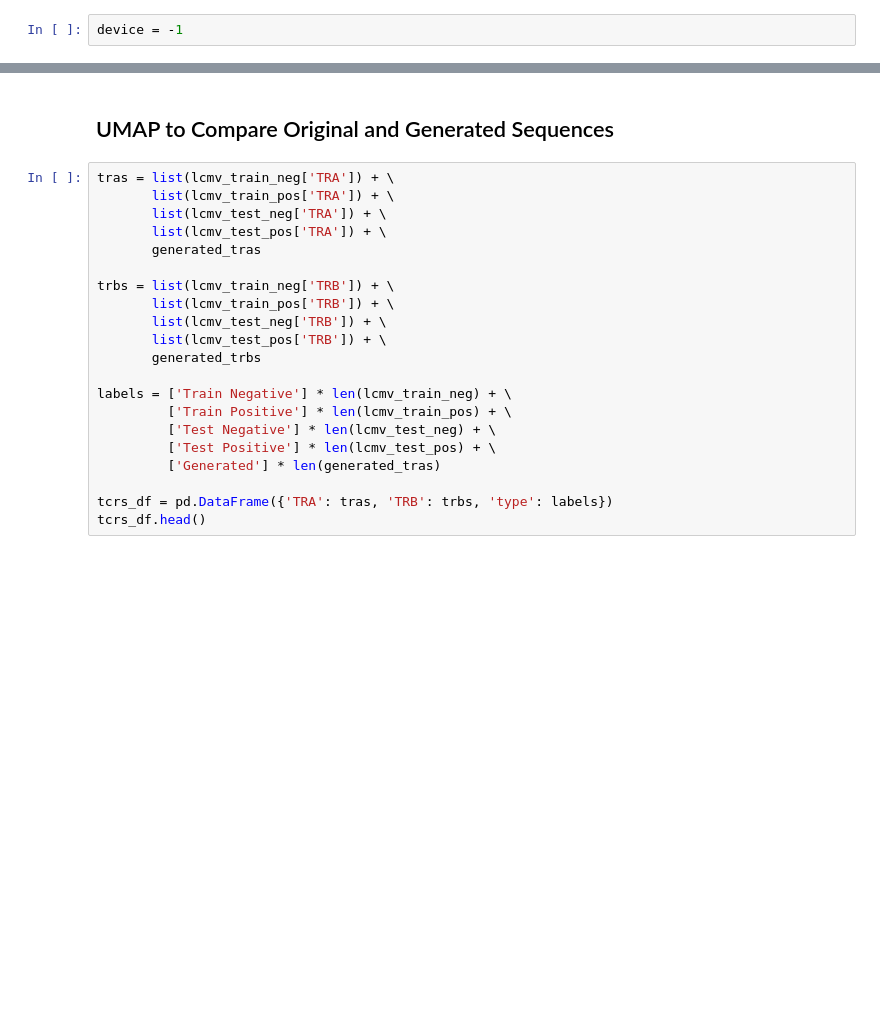
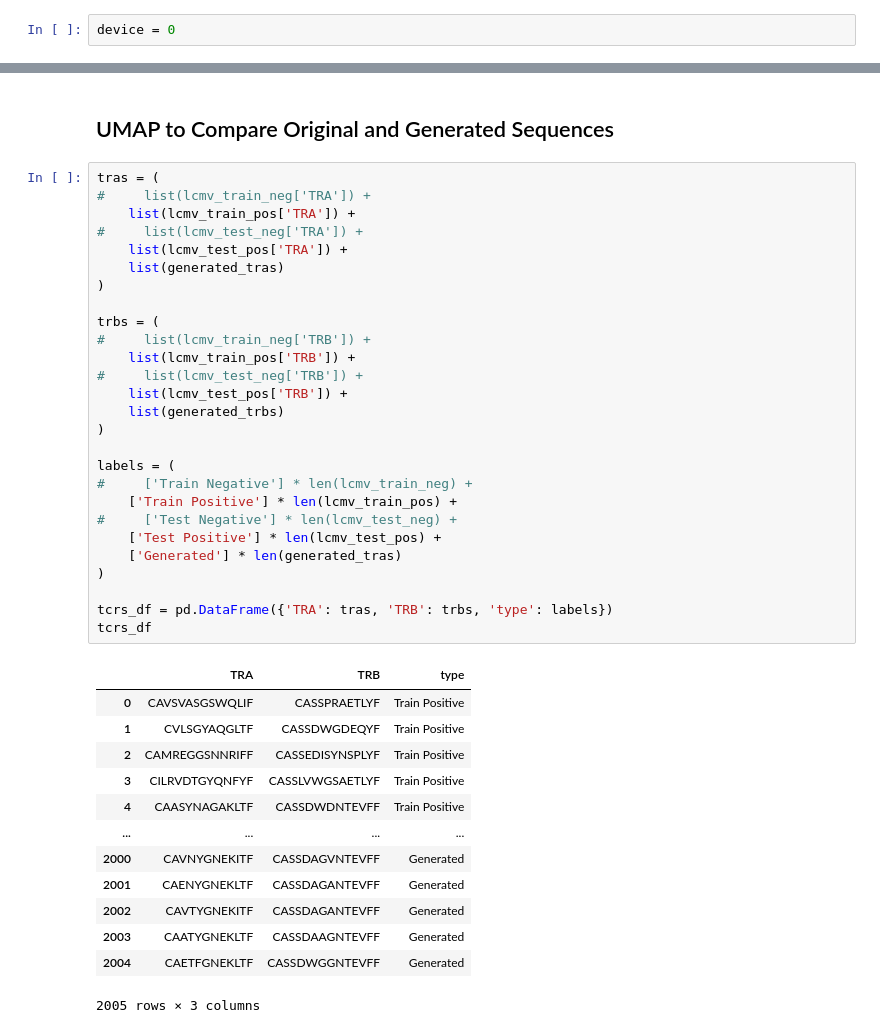
Before and after one commit to swansonk14/tcr-bert, a Jupyter notebook: jupyter/tcr_engineering_analysis.ipynb, the cells around one changed output, grey strips where cells are left out. Drawn from its saved outputs; the diff is of its cells as text; blank space fills up the shorter version.

Commit message:
UMAP comparing original and generated sequences

```diff
--- a/jupyter/tcr_engineering_analysis.ipynb
+++ b/jupyter/tcr_engineering_analysis.ipynb
@@ -22,7 +23,7 @@ import plot_utils
 # %% [markdown]
 ## Set Device
 # %%
-device = -1
+device = 0
 # %% [markdown]
 ## Load LCMV Data
 # %%
@@ -218,26 +217,46 @@ fig.show()
 # %% [markdown]
 ## UMAP to Compare Original and Generated Sequences
 # %%
-tras = list(lcmv_train_neg['TRA']) + \
-       list(lcmv_train_pos['TRA']) + \
-       list(lcmv_test_neg['TRA']) + \
-       list(lcmv_test_pos['TRA']) + \
-       generated_tras
+tras = (
+#     list(lcmv_train_neg['TRA']) +
+    list(lcmv_train_pos['TRA']) +
+#     list(lcmv_test_neg['TRA']) +
+    list(lcmv_test_pos['TRA']) +
+    list(generated_tras)
+)
 
-trbs = list(lcmv_train_neg['TRB']) + \
-       list(lcmv_train_pos['TRB']) + \
-       list(lcmv_test_neg['TRB']) + \
-       list(lcmv_test_pos['TRB']) + \
-       generated_trbs
+trbs = (
+#     list(lcmv_train_neg['TRB']) +
+    list(lcmv_train_pos['TRB']) +
+#     list(lcmv_test_neg['TRB']) +
+    list(lcmv_test_pos['TRB']) +
+    list(generated_trbs)
+)
 
-labels = ['Train Negative'] * len(lcmv_train_neg) + \
-         ['Train Positive'] * len(lcmv_train_pos) + \
-         ['Test Negative'] * len(lcmv_test_neg) + \
-         ['Test Positive'] * len(lcmv_test_pos) + \
-         ['Generated'] * len(generated_tras)
+labels = (
+#     ['Train Negative'] * len(lcmv_train_neg) +
+    ['Train Positive'] * len(lcmv_train_pos) +
+#     ['Test Negative'] * len(lcmv_test_neg) +
+    ['Test Positive'] * len(lcmv_test_pos) +
+    ['Generated'] * len(generated_tras)
+)
 
 tcrs_df = pd.DataFrame({'TRA': tras, 'TRB': trbs, 'type': labels})
-tcrs_df.head()
+tcrs_df
+# %% [output]
+|  | TRA | TRB | type |
+| 0 | CAVSVASGSWQLIF | CASSPRAETLYF | Train Positive |
+| 1 | CVLSGYAQGLTF | CASSDWGDEQYF | Train Positive |
+| 2 | CAMREGGSNNRIFF | CASSEDISYNSPLYF | Train Positive |
+| 3 | CILRVDTGYQNFYF | CASSLVWGSAETLYF | Train Positive |
+| 4 | CAASYNAGAKLTF | CASSDWDNTEVFF | Train Positive |
+| ... | ... | ... | ... |
+| 2000 | CAVNYGNEKITF | CASSDAGVNTEVFF | Generated |
+| 2001 | CAENYGNEKLTF | CASSDAGANTEVFF | Generated |
+| 2002 | CAVTYGNEKITF | CASSDAGANTEVFF | Generated |
+| 2003 | CAATYGNEKLTF | CASSDAAGNTEVFF | Generated |
+| 2004 | CAETFGNEKLTF | CASSDWGGNTEVFF | Generated |
+2005 rows × 3 columns
 # %%
 embeds = model_utils.get_transformer_embeddings(
     model_dir='wukevin/tcr-bert',
```
Also changed, not shown: parts of 5 cells of this notebook.
